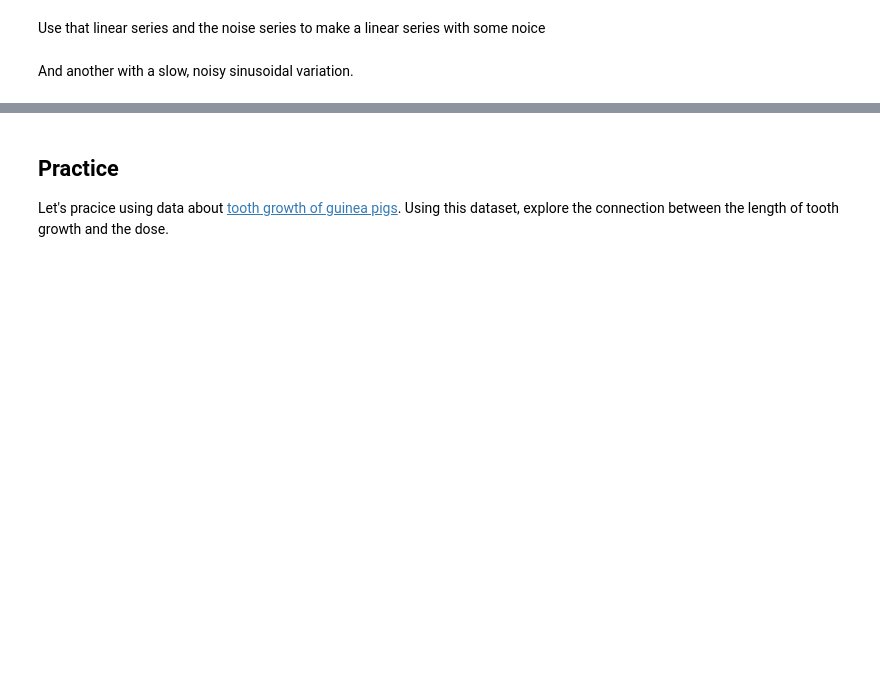
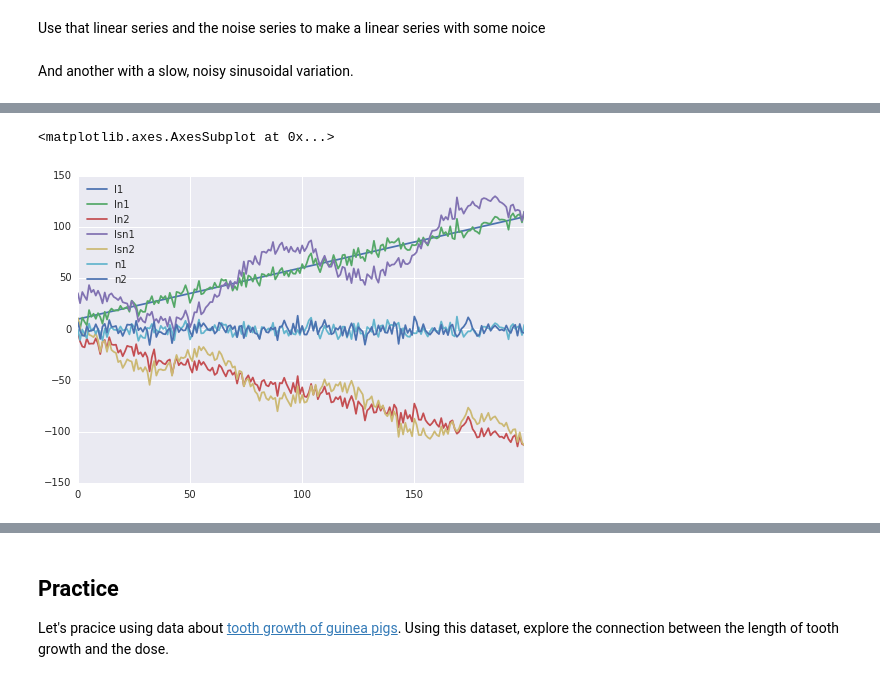
Before and after one commit to sandiegodata/training-notebooks, a Jupyter notebook: python-and-pandas/saturday_study/Variance and Correlation.ipynb, the cells around one changed output, grey strips where cells are left out. Drawn from its saved outputs; the diff is of its cells as text; code cells hidden in the pictures; blank space fills up the shorter version.

```diff
--- a/python-and-pandas/saturday_study/Variance and Correlation.ipynb
+++ b/python-and-pandas/saturday_study/Variance and Correlation.ipynb
@@ -176,4 +174,9 @@ df = pd.DataFrame( dict(
 ))
+# %%
+df.plot()
+# %% [output]
+<matplotlib.axes.AxesSubplot at 0x...>
+[figure, added]
 # %%
 df.plot(kind='scatter', x='ln1',y='ln2')
 # %% [output]
```
Also changed, not shown: parts of 31 cells of this notebook.
